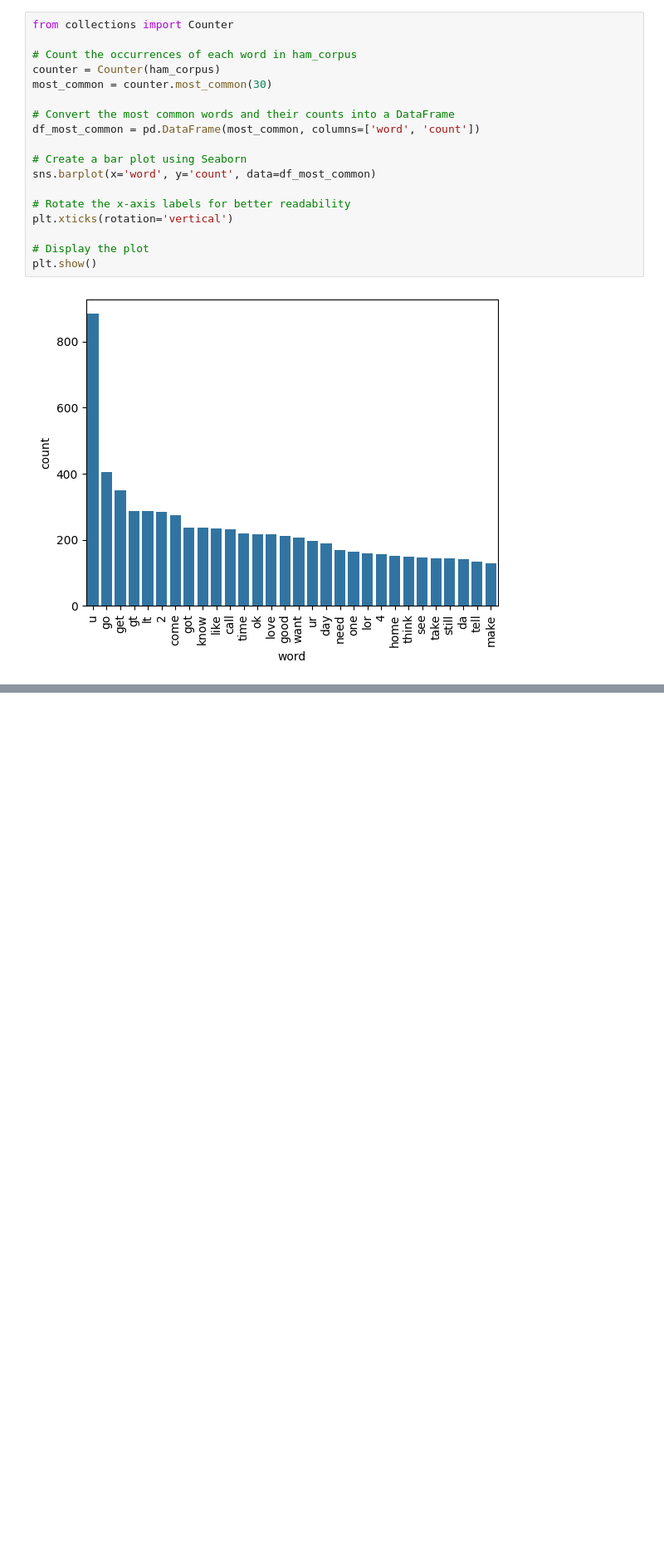
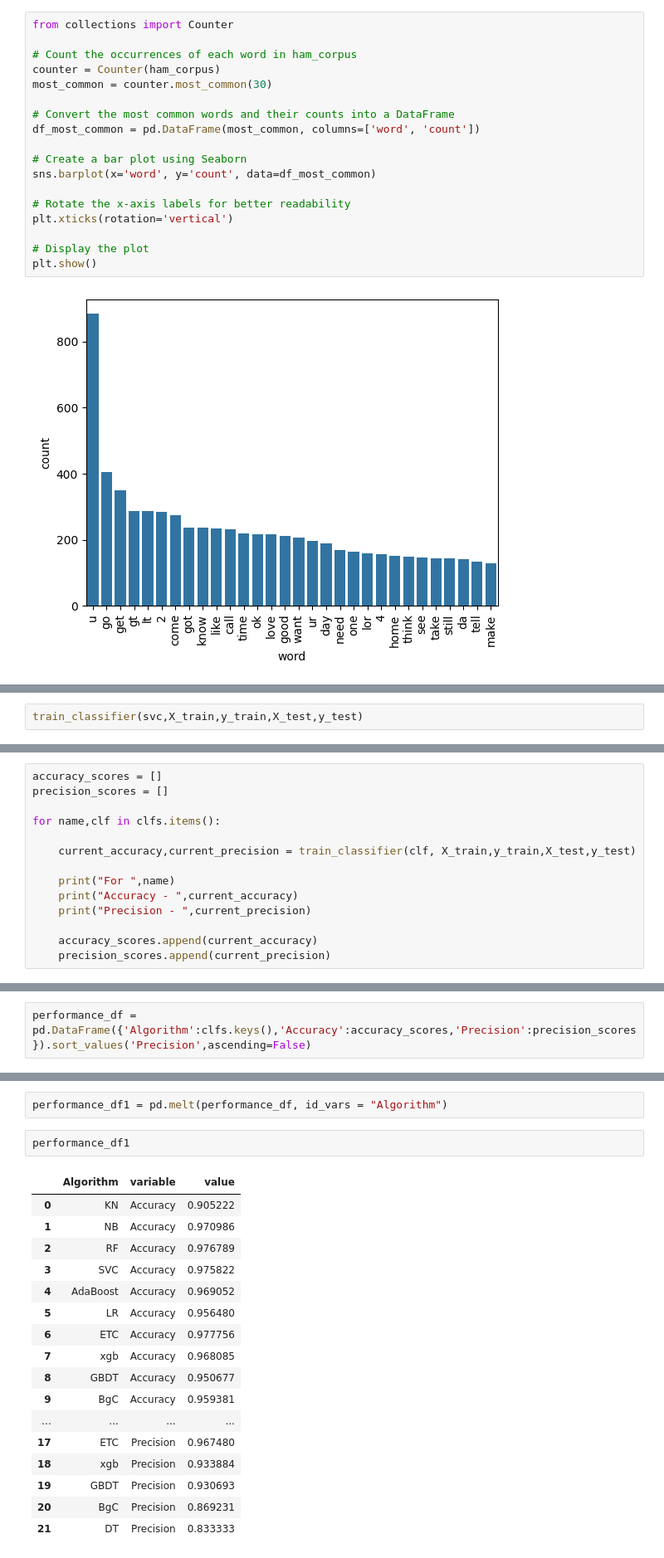
Before and after one commit to nikithastephen/Miniproject, a Jupyter notebook: SMSspamdetector.ipynb, the cells around one changed output, grey strips where cells are left out. Shown: that part at 83% size. Cells and saved outputs as stored; diff of their text form; blank space fills up the shorter version.

```diff
--- a/SMSspamdetector.ipynb
+++ b/SMSspamdetector.ipynb
@@ -419,0 +530,2 @@ df.head()
+# %%
+train_classifier(svc,X_train,y_train,X_test,y_test)
@@ -419,0 +534,14 @@ df.head()
+# %%
+accuracy_scores = []
+precision_scores = []
+
+for name,clf in clfs.items():
+
+    current_accuracy,current_precision = train_classifier(clf, X_train,y_train,X_test,y_test)
+
+    print("For ",name)
+    print("Accuracy - ",current_accuracy)
+    print("Precision - ",current_precision)
+
+    accuracy_scores.append(current_accuracy)
+    precision_scores.append(current_precision)
@@ -419,0 +582,2 @@ df.head()
+# %%
+performance_df = pd.DataFrame({'Algorithm':clfs.keys(),'Accuracy':accuracy_scores,'Precision':precision_scores}).sort_values('Precision',ascending=False)
@@ -419,0 +599,22 @@ df.head()
+# %%
+performance_df1 = pd.melt(performance_df, id_vars = "Algorithm")
+# %%
+performance_df1
+# %% [output]
+|  | Algorithm | variable | value |
+| 0 | KN | Accuracy | 0.905222 |
+| 1 | NB | Accuracy | 0.970986 |
+| 2 | RF | Accuracy | 0.976789 |
+| 3 | SVC | Accuracy | 0.975822 |
+| 4 | AdaBoost | Accuracy | 0.969052 |
+| 5 | LR | Accuracy | 0.956480 |
+| 6 | ETC | Accuracy | 0.977756 |
+| 7 | xgb | Accuracy | 0.968085 |
+| 8 | GBDT | Accuracy | 0.950677 |
+| 9 | BgC | Accuracy | 0.959381 |
+| ... | ... | ... | ... |
+| 17 | ETC | Precision | 0.967480 |
+| 18 | xgb | Precision | 0.933884 |
+| 19 | GBDT | Precision | 0.930693 |
+| 20 | BgC | Precision | 0.869231 |
+| 21 | DT | Precision | 0.833333 |
```
Also changed, not shown: parts of 25 cells of this notebook.
